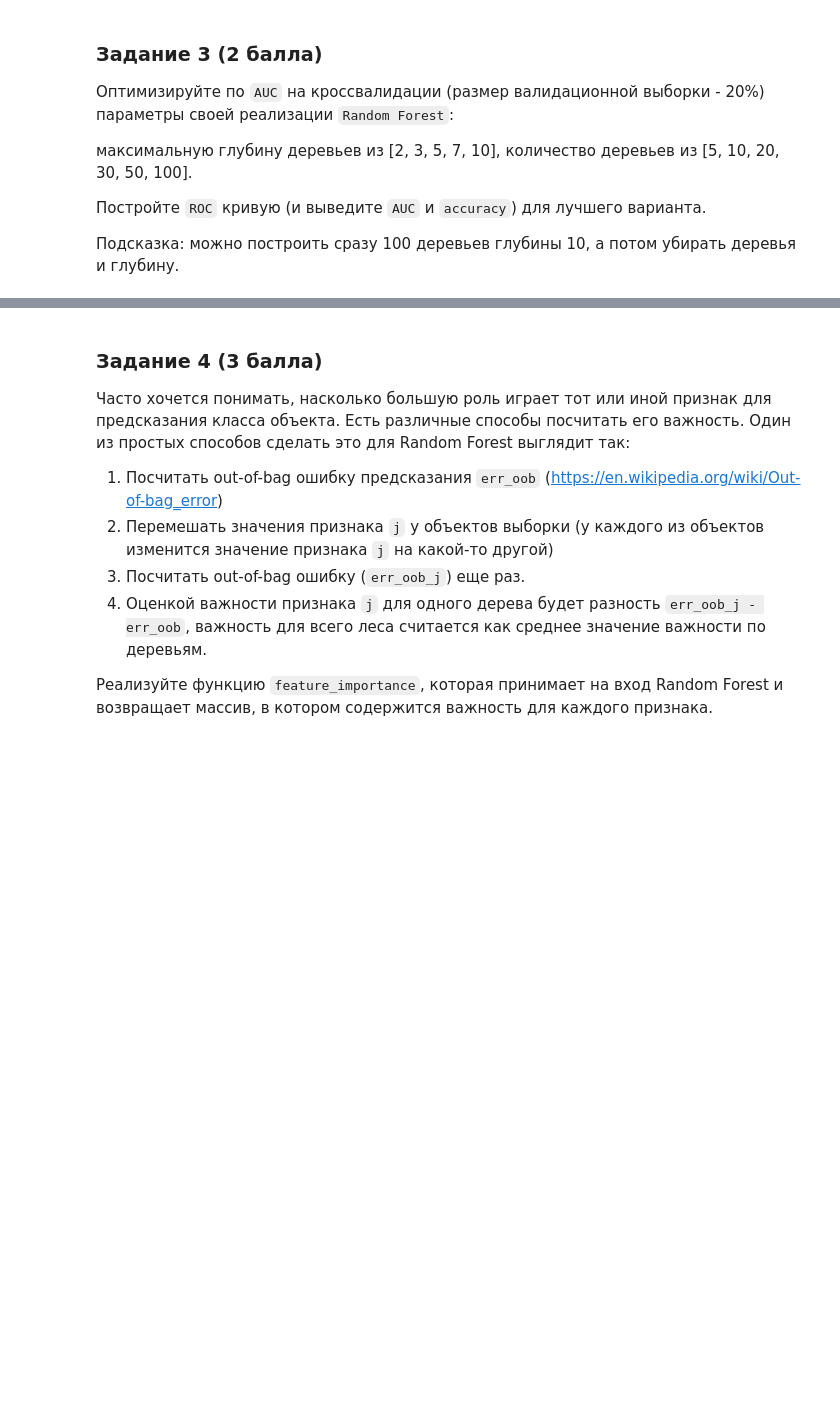
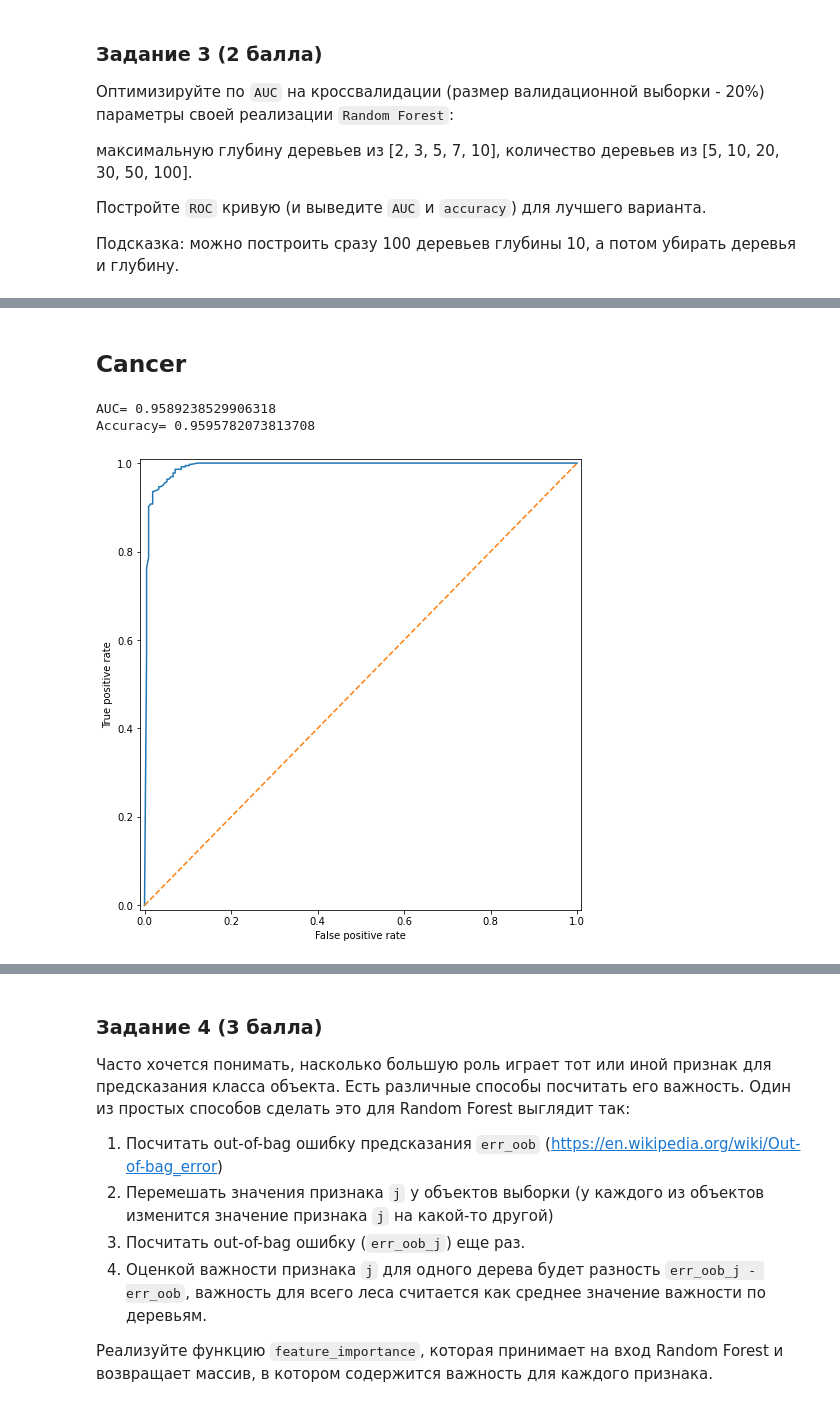
Before and after one commit to Alexoflife/ML_bioinf, a Jupyter notebook: HW4/ML_HW4.ipynb, the cells around one changed output, grey strips where cells are left out. Cells and saved outputs as stored; diff of their text form; code cells hidden in the pictures; blank space fills up the shorter version.

```diff
--- a/HW4/ML_HW4.ipynb
+++ b/HW4/ML_HW4.ipynb
@@ -230,5 +232,3 @@ def plot_roc_curve(y_test, p_pred):
     plt.ylim(-0.01, 1.01)
     plt.tight_layout()
     plt.show()
-# %%
-tree = RandomForestClassifier(max_depth=5, min_samples_leaf=30, n_estimators=3)
@@ -278,0 +245,16 @@ plot_roc_curve(Spam[:,-1], tree.predict_proba(Spam))
+# %%
+def optimization(X):
+    best_auc = -float('inf')
+    for depth in [2, 3, 5, 7, 10]:
+        for n_tree in [5, 10, 20, 30, 50, 100]:
+            tree = RandomForestClassifier(max_depth=depth, n_estimators=n_tree, min_samples_leaf=40)
+            tree.fit(X)
+            y_pred = tree.predict(X)
+            print('depth=', str(depth), ' n_tree=', str(n_tree), ' predicted')
+            if roc_auc_score(y_pred, X[:,-1]) > best_auc:
+                best_auc = roc_auc_score(y_pred, X[:,-1])
+                best_depth = depth
+                best_n_tree = n_tree
+    return best_auc, best_depth, best_n_tree
+# %%
+optimization(Cancer)
@@ -278,0 +280,15 @@ plot_roc_curve(Spam[:,-1], tree.predict_proba(Spam))
+# %%
+best_auc, best_depth, best_n_tree = 0.9689079675840488, 7, 100
+# %% [markdown]
+## Cancer
+# %%
+tree = RandomForestClassifier(max_depth=best_depth, min_samples_leaf=40, n_estimators=best_n_tree)
+tree.fit(Cancer)
+y_pred = tree.predict(Cancer)
+print('AUC=', str(roc_auc_score(y_pred, Cancer[:,-1])))
+print('Accuracy=', str(accuracy_score(y_pred, Cancer[:,-1])))
+plot_roc_curve(Cancer[:,-1], tree.predict_proba(Cancer))
+# %% [output]
+AUC= 0.9589238529906318
+Accuracy= 0.9595782073813708
+[figure, added]
```
Also changed, not shown: parts of 31 cells of this notebook.
